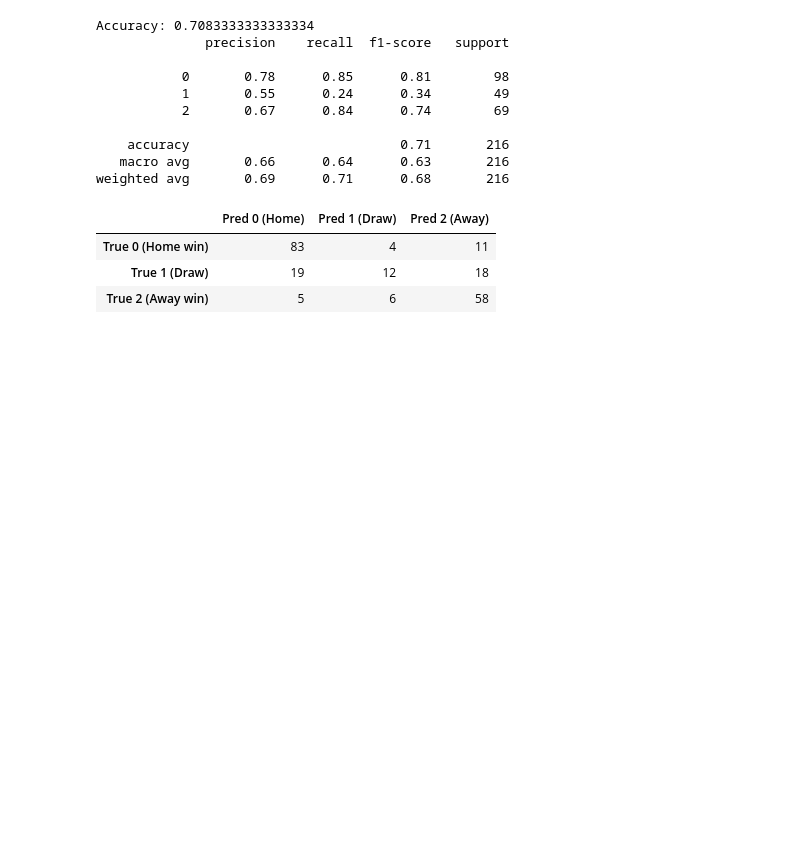
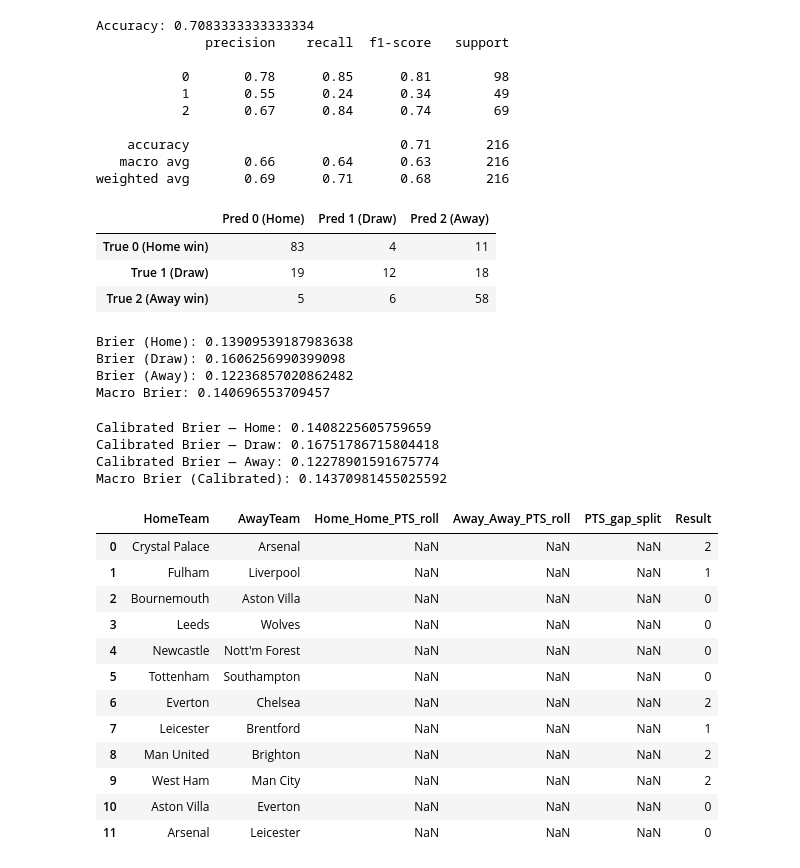
Before and after one commit to manitousi123/epl-ml-predictor, a Jupyter notebook: notebooks/01_exploration.ipynb, the cells around one changed output. Cells and saved outputs as stored; diff of their text form; code cells hidden in the pictures; blank space fills up the shorter version.

```diff
--- a/notebooks/01_exploration.ipynb
+++ b/notebooks/01_exploration.ipynb
@@ -453,0 +456,21 @@ cm_df
+# %%
+from sklearn.metrics import brier_score_loss
+import numpy as np
+
+# One-vs-rest Brier score for each class
+brier_home = brier_score_loss((y_test == 0).astype(int), y_proba[:, 0])
+brier_draw = brier_score_loss((y_test == 1).astype(int), y_proba[:, 1])
+brier_away = brier_score_loss((y_test == 2).astype(int), y_proba[:, 2])
+
+print("Brier (Home):", brier_home)
+print("Brier (Draw):", brier_draw)
+print("Brier (Away):", brier_away)
+
+# Overall macro Brier
+macro_brier = np.mean([brier_home, brier_draw, brier_away])
+print("Macro Brier:", macro_brier)
+# %% [output]
+Brier (Home): 0.13909539187983638
+Brier (Draw): 0.1606256990399098
+Brier (Away): 0.12236857020862482
+Macro Brier: 0.140696553709457
@@ -453,0 +484,47 @@ cm_df
+# %%
+brier_home_cal = brier_score_loss((y_test == 0).astype(int), y_proba_cal[:, 0])
+brier_draw_cal = brier_score_loss((y_test == 1).astype(int), y_proba_cal[:, 1])
+brier_away_cal = brier_score_loss((y_test == 2).astype(int), y_proba_cal[:, 2])
+
+print("Calibrated Brier — Home:", brier_home_cal)
+print("Calibrated Brier — Draw:", brier_draw_cal)
+print("Calibrated Brier — Away:", brier_away_cal)
+print("Macro Brier (Calibrated):", np.mean([brier_home_cal, brier_draw_cal, brier_away_cal]))
+# %% [output]
+Calibrated Brier — Home: 0.1408225605759659
+Calibrated Brier — Draw: 0.16751786715804418
+Calibrated Brier — Away: 0.12278901591675774
+Macro Brier (Calibrated): 0.14370981455025592
+# %%
+from features import (
+    add_basic_match_features,
+    add_team_form_features,
+    add_gap_features,
+    add_team_strength_features,
+)
+
+feat_df = add_basic_match_features(df)
+feat_df2 = add_team_form_features(feat_df)
+feat_df3 = add_gap_features(feat_df2)
+feat_df4 = add_team_strength_features(feat_df3)
+# %%
+feat_df4[[
+    "HomeTeam","AwayTeam",
+    "Home_Home_PTS_roll","Away_Away_PTS_roll",
+    "PTS_gap_split",
+    "Result"
+]].head(12)
+# %% [output]
+|  | HomeTeam | AwayTeam | Home_Home_PTS_roll | Away_Away_PTS_roll | PTS_gap_split | Result |
+| 0 | Crystal Palace | Arsenal | NaN | NaN | NaN | 2 |
+| 1 | Fulham | Liverpool | NaN | NaN | NaN | 1 |
+| 2 | Bournemouth | Aston Villa | NaN | NaN | NaN | 0 |
+| 3 | Leeds | Wolves | NaN | NaN | NaN | 0 |
+| 4 | Newcastle | Nott'm Forest | NaN | NaN | NaN | 0 |
+| 5 | Tottenham | Southampton | NaN | NaN | NaN | 0 |
+| 6 | Everton | Chelsea | NaN | NaN | NaN | 2 |
+| 7 | Leicester | Brentford | NaN | NaN | NaN | 1 |
+| 8 | Man United | Brighton | NaN | NaN | NaN | 2 |
+| 9 | West Ham | Man City | NaN | NaN | NaN | 2 |
+| 10 | Aston Villa | Everton | NaN | NaN | NaN | 0 |
+| 11 | Arsenal | Leicester | NaN | NaN | NaN | 0 |
```
Also changed, not shown: parts of 9 cells of this notebook, 1 other file.
